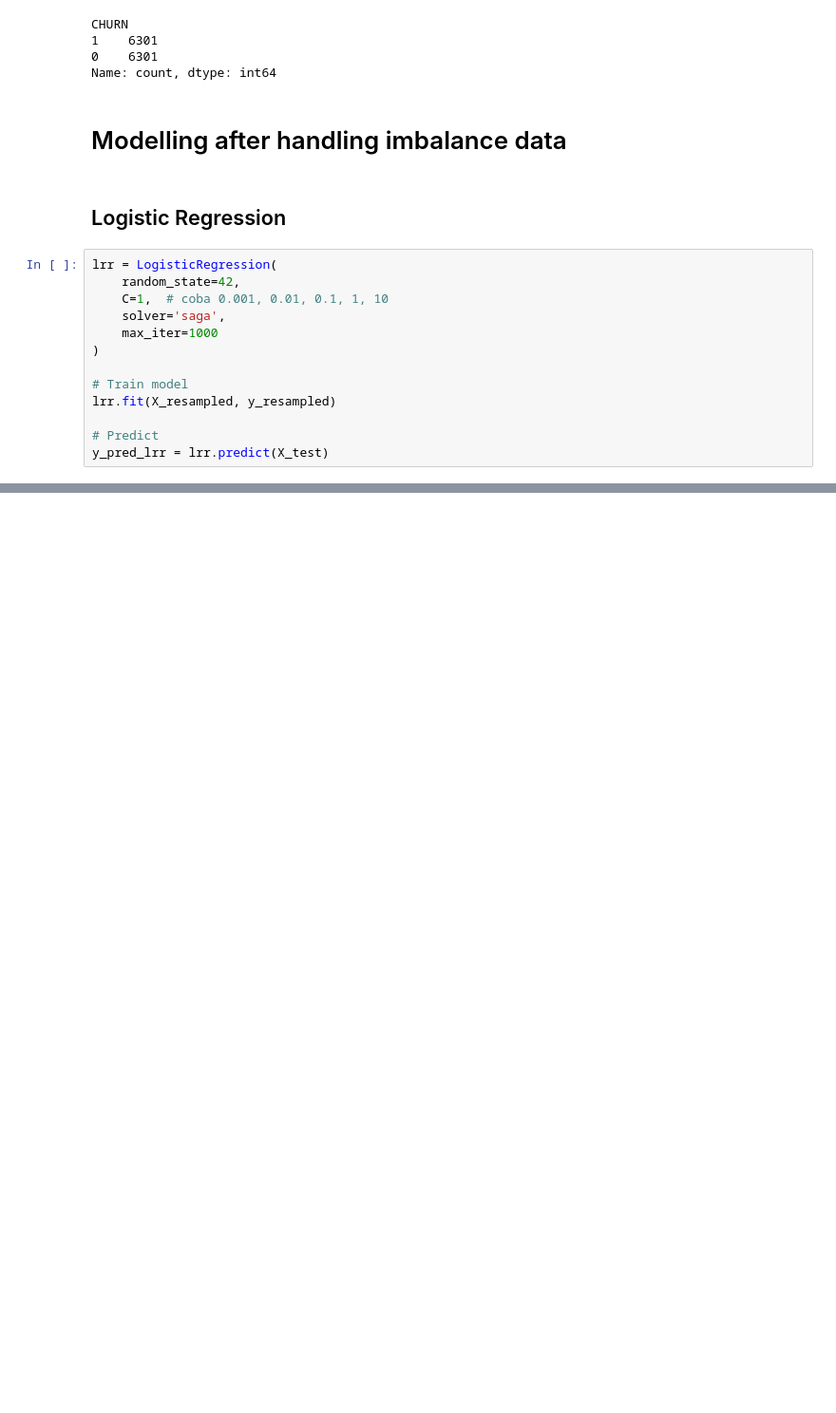
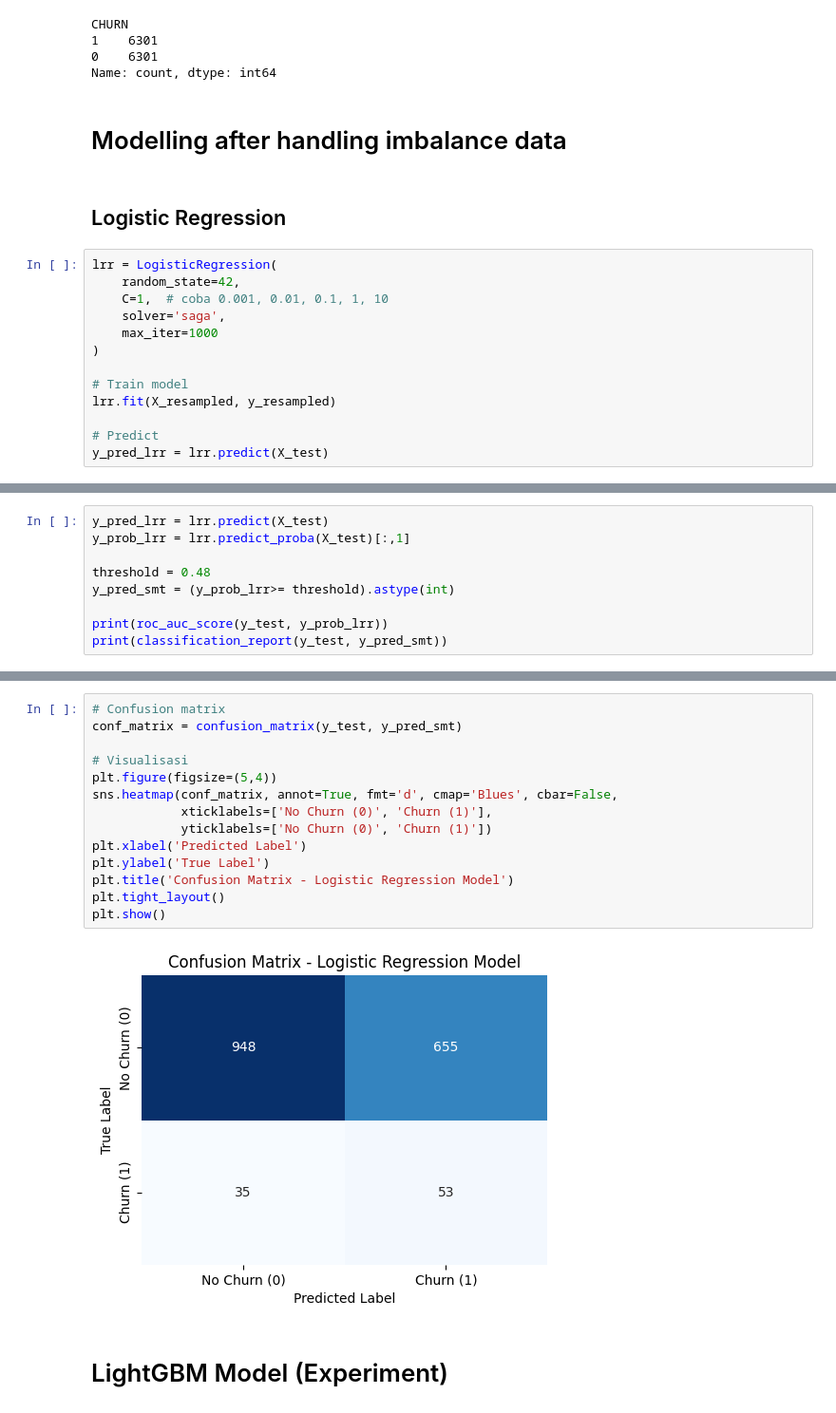
Before and after one commit to HaikalFrds/Costumer-Churn-Project, a Jupyter notebook: main.ipynb, the cells around one changed output, grey strips where cells are left out. Shown at 95% size. Saved outputs shown, nothing was run; the diff lists cells and outputs as text; blank space fills up the shorter version.

```diff
--- a/main.ipynb
+++ b/main.ipynb
@@ -620,0 +548,9 @@ weighted avg       0.91      0.72      0.79      1691
+# %%
+y_pred_lrr = lrr.predict(X_test)
+y_prob_lrr = lrr.predict_proba(X_test)[:,1]
+
+threshold = 0.48
+y_pred_smt = (y_prob_lrr>= threshold).astype(int)
+
+print(roc_auc_score(y_test, y_prob_lrr))
+print(classification_report(y_test, y_pred_smt))
@@ -621,3 +567,21 @@ weighted avg       0.91      0.72      0.79      1691
+# %%
+# Confusion matrix
+conf_matrix = confusion_matrix(y_test, y_pred_smt)
+
+# Visualisasi
+plt.figure(figsize=(5,4))
+sns.heatmap(conf_matrix, annot=True, fmt='d', cmap='Blues', cbar=False,
+            xticklabels=['No Churn (0)', 'Churn (1)'],
+            yticklabels=['No Churn (0)', 'Churn (1)'])
+plt.xlabel('Predicted Label')
+plt.ylabel('True Label')
+plt.title('Confusion Matrix - Logistic Regression Model')
+plt.tight_layout()
+plt.show()
+# %% [output]
+[figure, added]
+# %% [markdown]
+# LightGBM Model (Experiment)
 # %%
 scale_pos_weight=14
 
```
Also changed, not shown: parts of 18 cells of this notebook.
